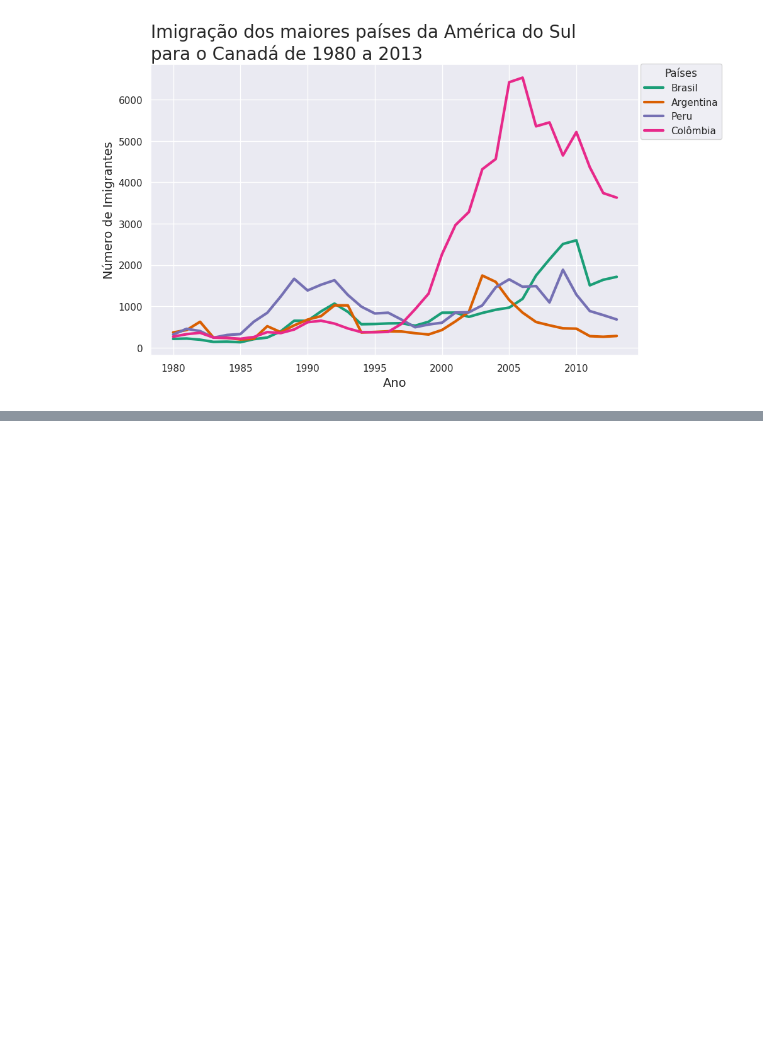
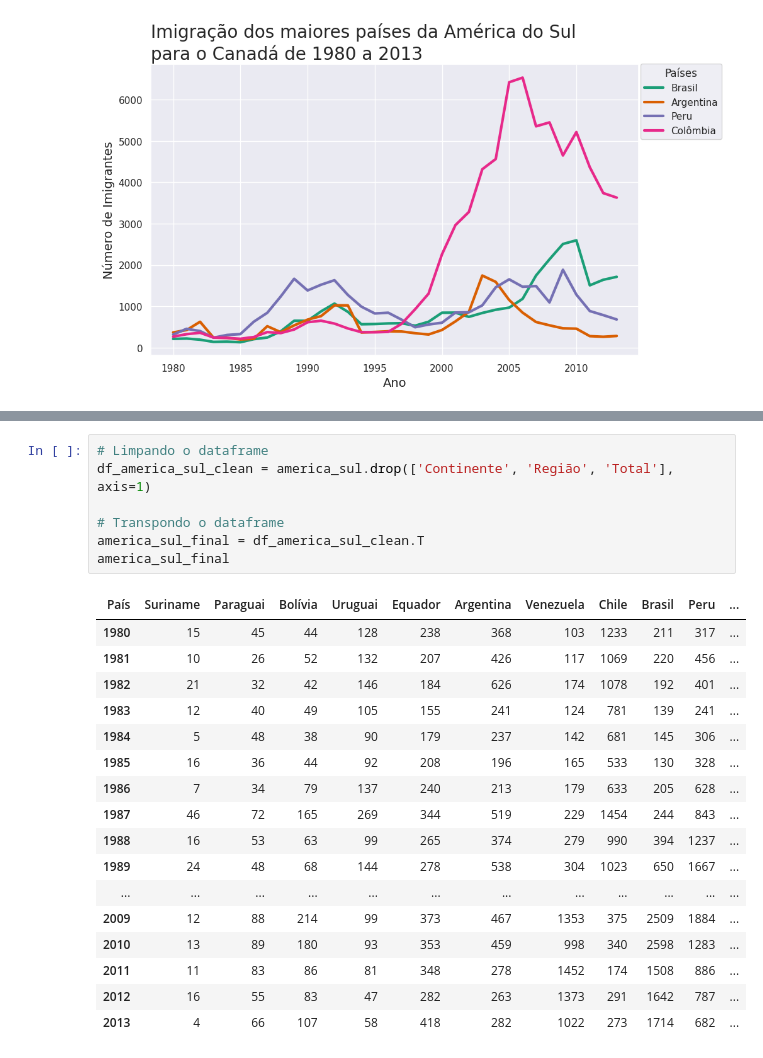
Before and after one commit to Matheus-Pombeiro/canada_imigrants, a Jupyter notebook: canada_imigrants.ipynb, the cells around one changed output, grey strips where cells are left out. Drawn from its saved outputs; the diff is of its cells as text; blank space fills up the shorter version.

```diff
--- a/canada_imigrants.ipynb
+++ b/canada_imigrants.ipynb
@@ -715,0 +763,25 @@ plt.show()
+# %%
+# Limpando o dataframe
+df_america_sul_clean = america_sul.drop(['Continente', 'Região', 'Total'], axis=1)
+
+# Transpondo o dataframe
+america_sul_final = df_america_sul_clean.T
+america_sul_final
+# %% [output]
+| País | Suriname | Paraguai | Bolívia | Uruguai | Equador | Argentina | Venezuela | Chile | Brasil | Peru | ... |
+| 1980 | 15 | 45 | 44 | 128 | 238 | 368 | 103 | 1233 | 211 | 317 | ... |
+| 1981 | 10 | 26 | 52 | 132 | 207 | 426 | 117 | 1069 | 220 | 456 | ... |
+| 1982 | 21 | 32 | 42 | 146 | 184 | 626 | 174 | 1078 | 192 | 401 | ... |
+| 1983 | 12 | 40 | 49 | 105 | 155 | 241 | 124 | 781 | 139 | 241 | ... |
+| 1984 | 5 | 48 | 38 | 90 | 179 | 237 | 142 | 681 | 145 | 306 | ... |
+| 1985 | 16 | 36 | 44 | 92 | 208 | 196 | 165 | 533 | 130 | 328 | ... |
+| 1986 | 7 | 34 | 79 | 137 | 240 | 213 | 179 | 633 | 205 | 628 | ... |
+| 1987 | 46 | 72 | 165 | 269 | 344 | 519 | 229 | 1454 | 244 | 843 | ... |
+| 1988 | 16 | 53 | 63 | 99 | 265 | 374 | 279 | 990 | 394 | 1237 | ... |
+| 1989 | 24 | 48 | 68 | 144 | 278 | 538 | 304 | 1023 | 650 | 1667 | ... |
+| ... | ... | ... | ... | ... | ... | ... | ... | ... | ... | ... | ... |
+| 2009 | 12 | 88 | 214 | 99 | 373 | 467 | 1353 | 375 | 2509 | 1884 | ... |
+| 2010 | 13 | 89 | 180 | 93 | 353 | 459 | 998 | 340 | 2598 | 1283 | ... |
+| 2011 | 11 | 83 | 86 | 81 | 348 | 278 | 1452 | 174 | 1508 | 886 | ... |
+| 2012 | 16 | 55 | 83 | 47 | 282 | 263 | 1373 | 291 | 1642 | 787 | ... |
+| 2013 | 4 | 66 | 107 | 58 | 418 | 282 | 1022 | 273 | 1714 | 682 | ... |
```
Also changed, not shown: parts of 8 cells of this notebook.
